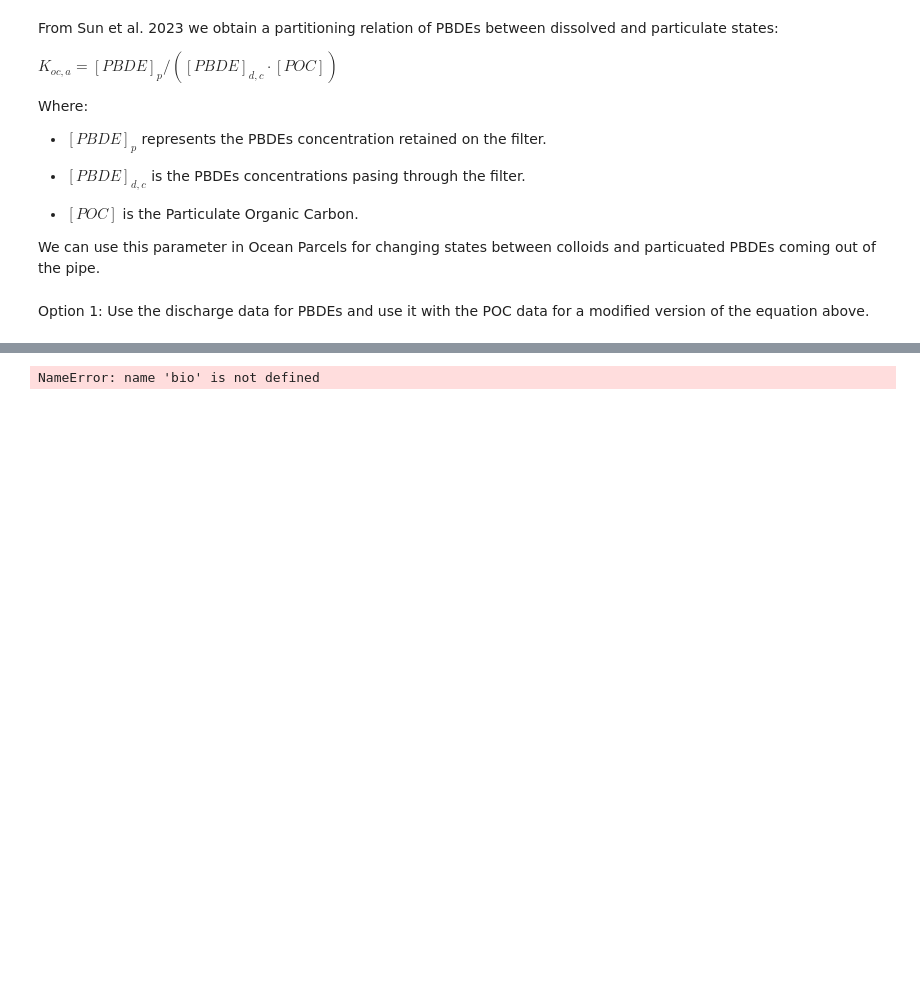
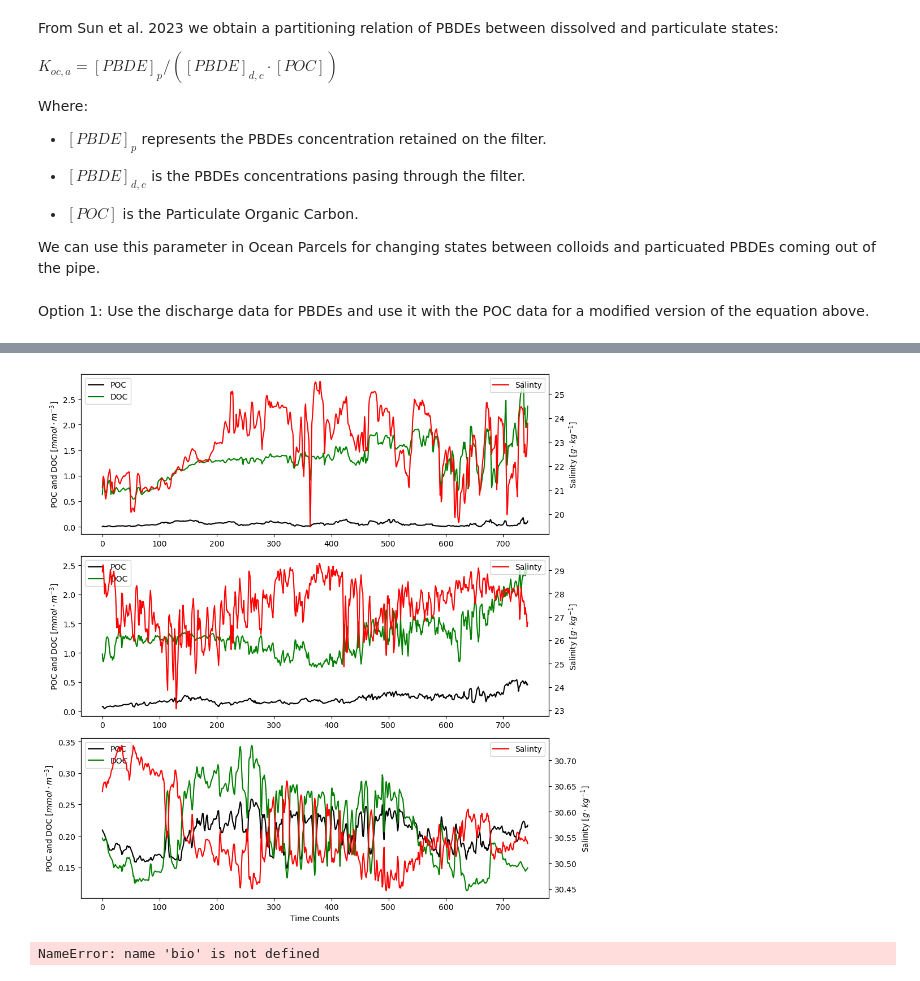
Before and after one commit to SalishSeaCast/analysis-vicente, a Jupyter notebook: Ocean_Parcels/drafts/POC_parameters.ipynb, the cells around one changed output, grey strips where cells are left out. Drawn from its saved outputs; the diff is of its cells as text; code cells hidden in the pictures; blank space fills up the shorter version.

```diff
--- a/Ocean_Parcels/drafts/POC_parameters.ipynb
+++ b/Ocean_Parcels/drafts/POC_parameters.ipynb
@@ -40,7 +40,7 @@ coords = xr.open_dataset(path['coords'], decode_times=False)
 mask = xr.open_dataset(path['mask'])
 # %%
 #Definitions
-start = datetime(2023, 1, 1) #Start date
+start = datetime.datetime(2023, 1, 1) #Start date
 length = 30 # Set Time length [days]
 # %%
 # function to get grid point gridX and gridY
@@ -167,41 +167,43 @@ ax1.set_ylabel(r'Salinity [$g \cdot kg^{-1}$]')
 ax[0].legend(loc = 'upper left')
 ax1.legend(loc = 'upper right')
 #
-ax[0].set_title('Time Series at ' + str(depth[dd]) + ' m depth')
+#ax[0].set_title('Time Series at ' + str(depth[dd]) + ' m depth')
 ########
 ax[1].plot(poc_array1, 'k', label = 'POC')
 ax[1].plot(doc_array1, 'g', label = 'DOC')
 ax[1].set_ylabel(r'POC and DOC [$mmol \cdot m^{-3}$]')
 
 #
 ax2=ax[1].twinx()
 #
 ax2.plot(sal_array1, 'r', label = 'Salinty')
 ax2.set_ylabel(r'Salinity [$g \cdot kg^{-1}$]')
 #
 ax[1].legend(loc = 'upper left')
 ax2.legend(loc = 'upper right')
 #
-ax[1].set_title('Time Series at ' + str(depth[dd1]) + ' m depth')
+#ax[1].set_title('Time Series at ' + str(depth[dd1]) + ' m depth')
 
 ##########
 ax[2].plot(poc_array2, 'k', label = 'POC')
 ax[2].plot(doc_array2, 'g', label = 'DOC')
 ax[2].set_ylabel(r'POC and DOC [$mmol \cdot m^{-3}$]')
 
 #
 ax3=ax[2].twinx()
 #
 ax3.plot(sal_array2, 'r', label = 'Salinty')
 ax3.set_ylabel(r'Salinity [$g \cdot kg^{-1}$]')
 #
 ax[2].legend(loc = 'upper left')
 ax3.legend(loc = 'upper right')
 #
 ax[2].set_xlabel('Time Counts')
-ax[2].set_title('Time Series at ' + str(depth[dd2]) + ' m depth')
+#ax[2].set_title('Time Series at ' + str(depth[dd2]) + ' m depth')
 #
 plt.tight_layout()
+# %% [output]
+[figure, added]
 # %%
 ratio = 6.6
 # %%
```
Also changed, not shown: parts of 8 cells of this notebook, 19 other files.
